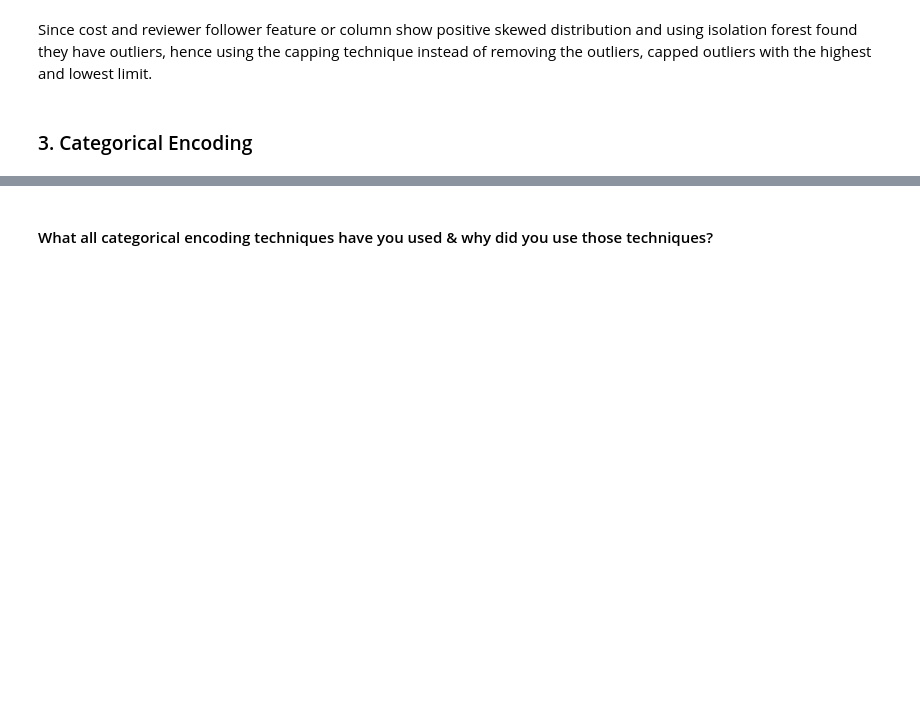
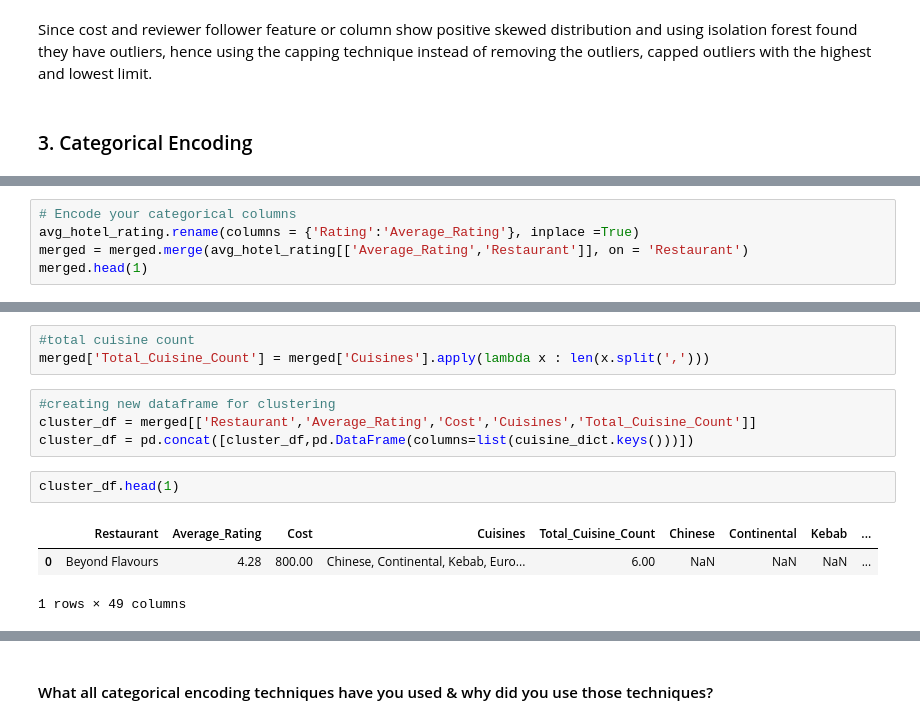
Before and after one commit to abhinav4201/UnSupervised-ML-Zomato-Restaurant-Clustering-and-Sentiment-Analysis, a Jupyter notebook: UnSupervised_ML_Zomato_Restaurant_Clustering_and_Sentiment_Analysis_capstone_project_4.ipynb, the cells around one changed output, grey strips where cells are left out. Cells and saved outputs as stored; diff of their text form; blank space fills up the shorter version.

```diff
--- a/UnSupervised_ML_Zomato_Restaurant_Clustering_and_Sentiment_Analysis_capstone_project_4.ipynb
+++ b/UnSupervised_ML_Zomato_Restaurant_Clustering_and_Sentiment_Analysis_capstone_project_4.ipynb
@@ -1542,0 +1542,5 @@ Since cost and reviewer follower feature or column show positive skewed distribu
+# %%
+# Encode your categorical columns
+avg_hotel_rating.rename(columns = {'Rating':'Average_Rating'}, inplace =True)
+merged = merged.merge(avg_hotel_rating[['Average_Rating','Restaurant']], on = 'Restaurant')
+merged.head(1)
@@ -1542,0 +1551,13 @@ Since cost and reviewer follower feature or column show positive skewed distribu
+# %%
+#total cuisine count
+merged['Total_Cuisine_Count'] = merged['Cuisines'].apply(lambda x : len(x.split(',')))
+# %%
+#creating new dataframe for clustering
+cluster_df = merged[['Restaurant','Average_Rating','Cost','Cuisines','Total_Cuisine_Count']]
+cluster_df = pd.concat([cluster_df,pd.DataFrame(columns=list(cuisine_dict.keys()))])
+# %%
+cluster_df.head(1)
+# %% [output]
+|  | Restaurant | Average_Rating | Cost | Cuisines | Total_Cuisine_Count | Chinese | Continental | Kebab | ... |
+| 0 | Beyond Flavours | 4.28 | 800.00 | Chinese, Continental, Kebab, Euro... | 6.00 | NaN | NaN | NaN | ... |
+1 rows × 49 columns
```
Also changed, not shown: parts of 14 cells of this notebook.
